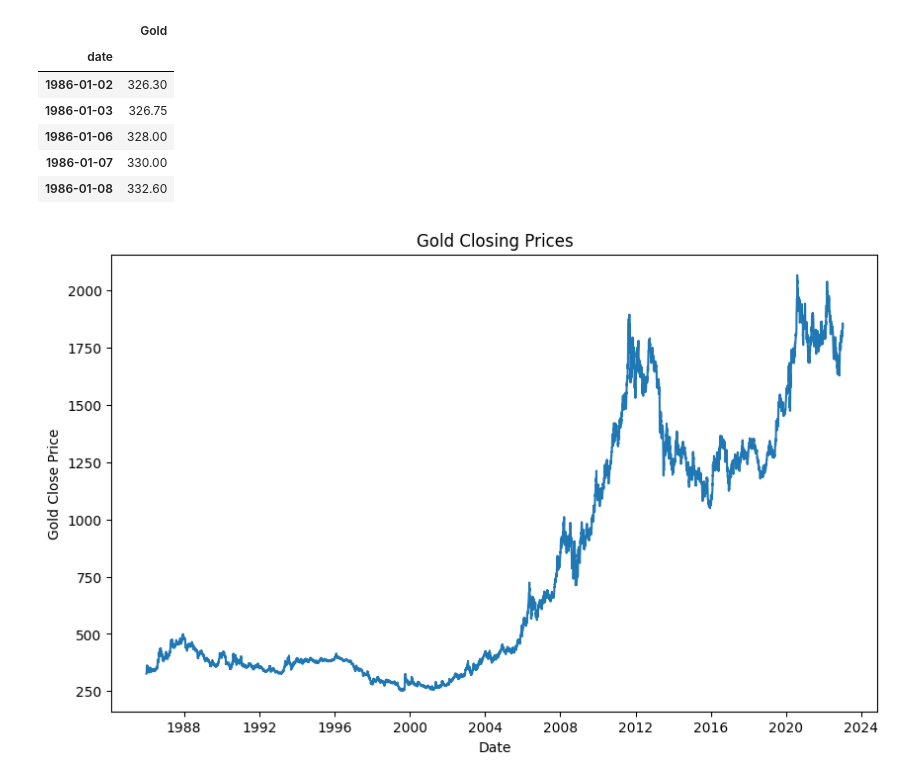
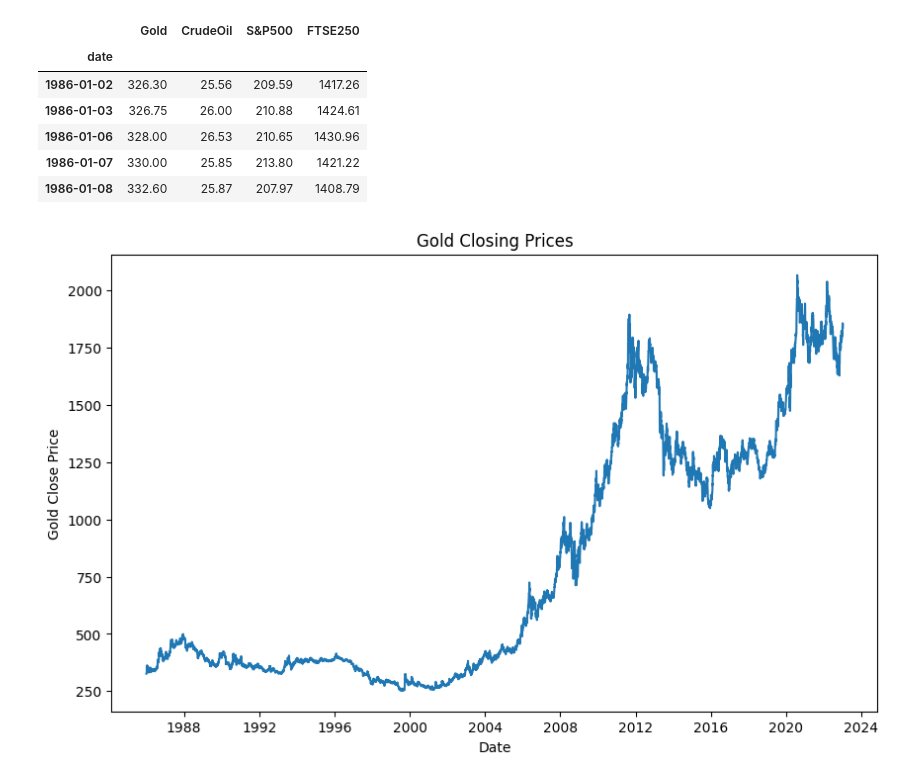
Before and after one commit to maxbranting/gold-forecast, a Jupyter notebook: Models/Price/ARIMA.ipynb, the cells around one changed output. Saved outputs shown, nothing was run; the diff lists cells and outputs as text; code cells hidden in the pictures.

```diff
--- a/Models/Price/ARIMA.ipynb
+++ b/Models/Price/ARIMA.ipynb
@@ -11,16 +11,16 @@ import seaborn as sns
 from pmdarima.arima import auto_arima
 from sklearn import metrics
 # %%
-df = pd.read_csv(r'C:\Users\maxim\Documents\GitHub\gold-forecast\data\data_nominal_clean.csv', sep=';',  index_col='date',  parse_dates=['date'], usecols=['date','Gold'])
+df = pd.read_csv(r'C:\Users\maxim\Documents\GitHub\gold-forecast\data\data_nominal_clean.csv', sep=';',  index_col='date',  parse_dates=['date'])
 df.head()
 # %% [output]
-|  | Gold |
-| date |  |
-| 1986-01-02 | 326.30 |
-| 1986-01-03 | 326.75 |
-| 1986-01-06 | 328.00 |
-| 1986-01-07 | 330.00 |
-| 1986-01-08 | 332.60 |
+|  | Gold | CrudeOil | S&P500 | FTSE250 |
+| date |  |  |  |  |
+| 1986-01-02 | 326.30 | 25.56 | 209.59 | 1417.26 |
+| 1986-01-03 | 326.75 | 26.00 | 210.88 | 1424.61 |
+| 1986-01-06 | 328.00 | 26.53 | 210.65 | 1430.96 |
+| 1986-01-07 | 330.00 | 25.85 | 213.80 | 1421.22 |
+| 1986-01-08 | 332.60 | 25.87 | 207.97 | 1408.79 |
 # %%
 plt.figure(figsize=(10,6))
 plt.xlabel('Date')
```
Also changed, not shown: parts of 23 cells of this notebook.
